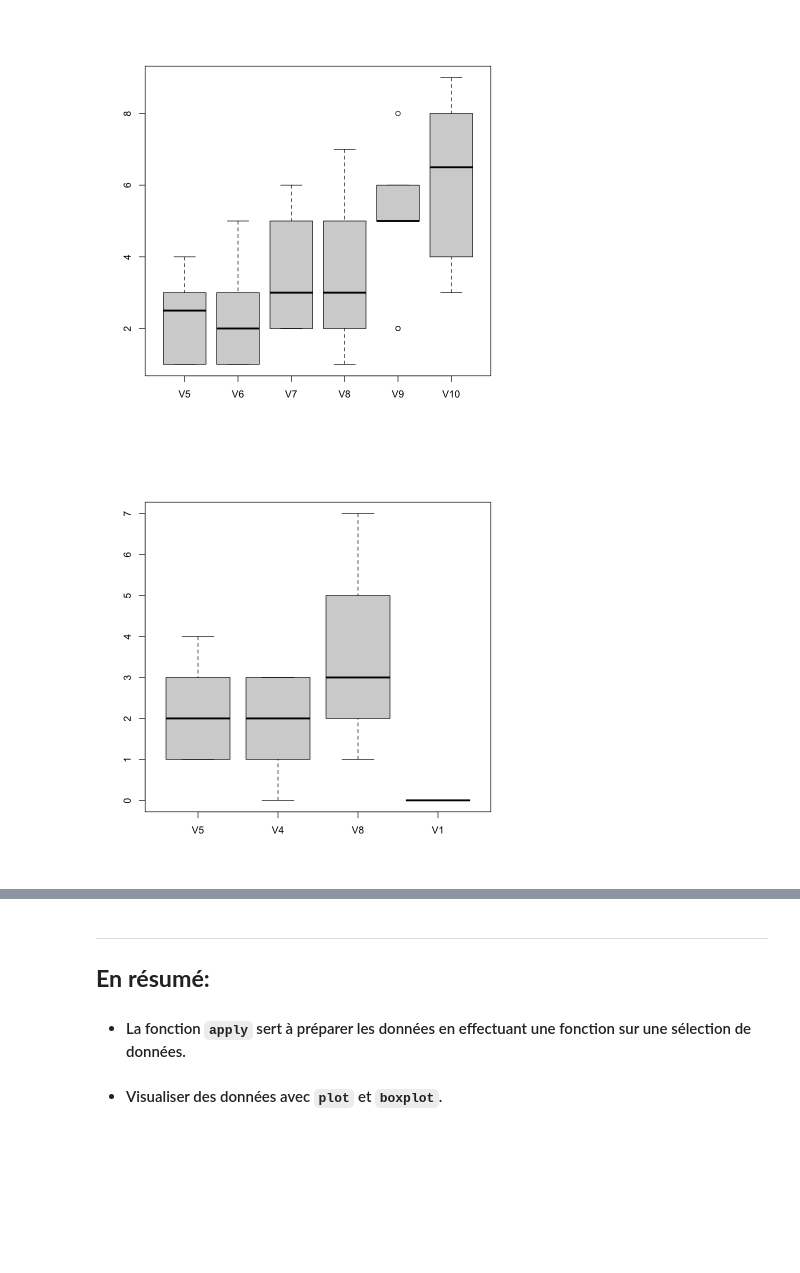
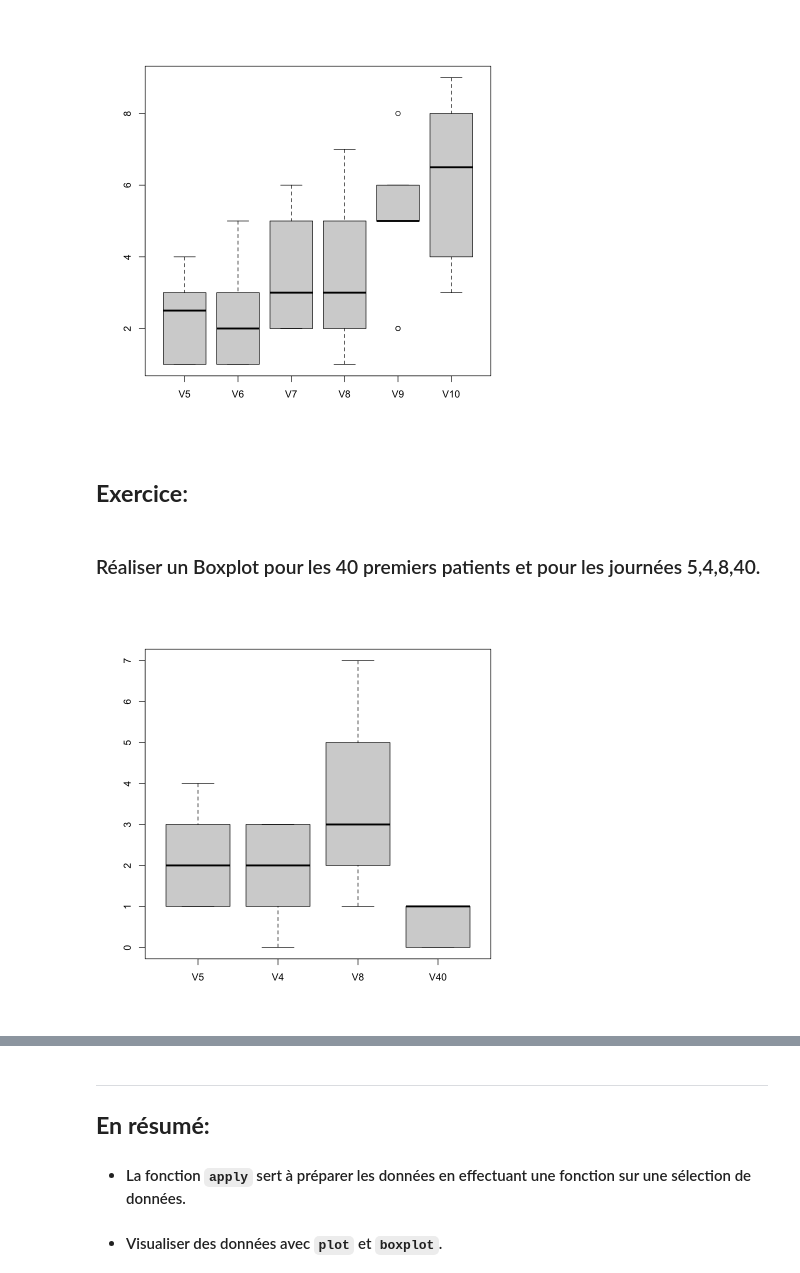
Before and after one commit to hgingras/Formation-R, a Jupyter notebook: 06-LesGraphiques.ipynb, the cells around one changed output, grey strips where cells are left out. Saved outputs shown, nothing was run; the diff lists cells and outputs as text; code cells hidden in the pictures; blank space fills up the shorter version.

```diff
--- a/06-LesGraphiques.ipynb
+++ b/06-LesGraphiques.ipynb
@@ -255,7 +263,11 @@ boxplot(dat[1:10,])
 boxplot(dat[1:10,5:10])
 # %% [output]
 [figure]
+# %% [markdown]
+## **Exercice**:
+# %% [markdown]
+### Réaliser un Boxplot pour les 40 premiers patients et pour les journées 5,4,8,40.
 # %%
-boxplot(dat[1:40,c(5,4,8,1)])
+boxplot(dat[1:40,c(5,4,8,40)])
 # %% [output]
-[figure, old version]
+[figure, new version]
```
Also changed, not shown: parts of 10 cells of this notebook, 6 other files.
